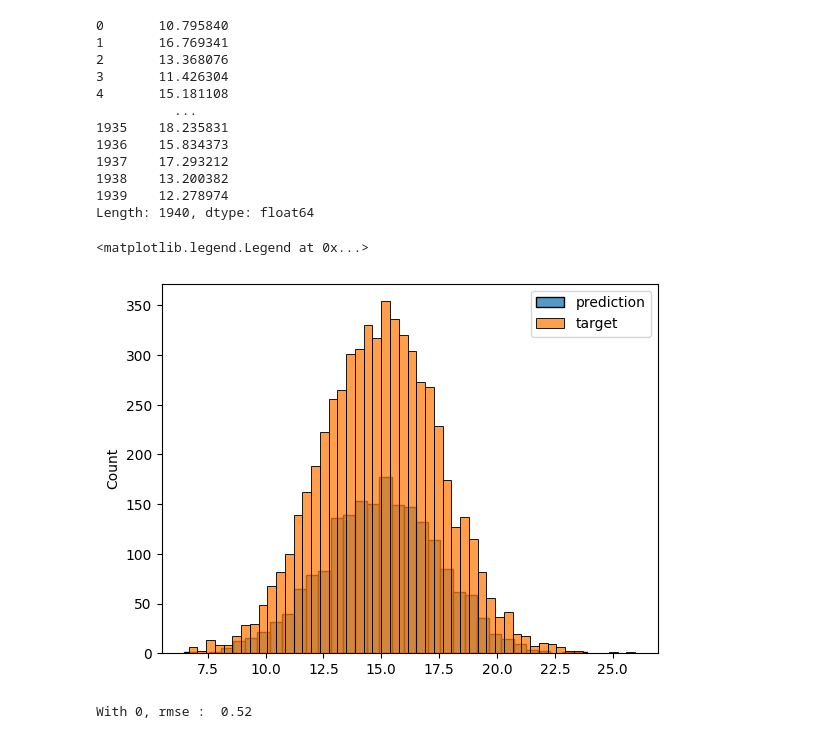
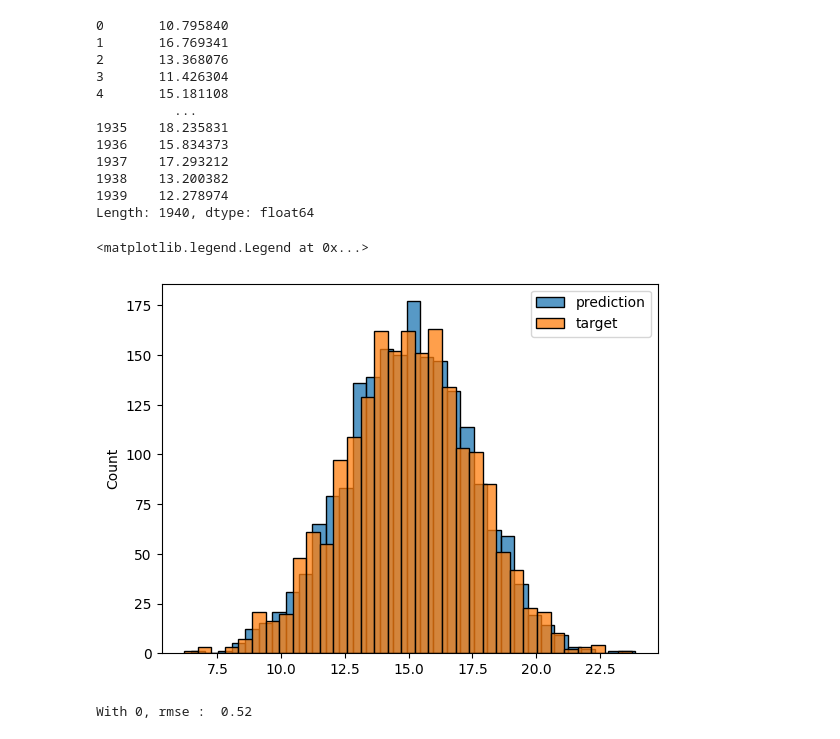
Before and after one commit to mlpub/mlzoomcamp2025, a Jupyter notebook: 02-regression/02-homework.ipynb, the cells around one changed output. Drawn from its saved outputs; the diff is of its cells as text; code cells hidden in the pictures.

```diff
--- a/02-regression/02-homework.ipynb
+++ b/02-regression/02-homework.ipynb
@@ -264,11 +264,11 @@ print(y_val_pred_opt1)
 Length: 1940, dtype: float64
 # %%
 sns.histplot(y_val_pred_opt1, label='prediction')
-sns.histplot(y_train, label='target')
+sns.histplot(y_val, label='target')
 plt.legend()
 # %% [output]
 <matplotlib.legend.Legend at 0x...>
-[figure, old version]
+[figure, new version]
 # %%
 # calculate RMSE
 rmse_val_opt1 = rmse(y_val, y_val_pred_opt1).round(2)
```
Also changed, not shown: parts of 1 cell of this notebook.
